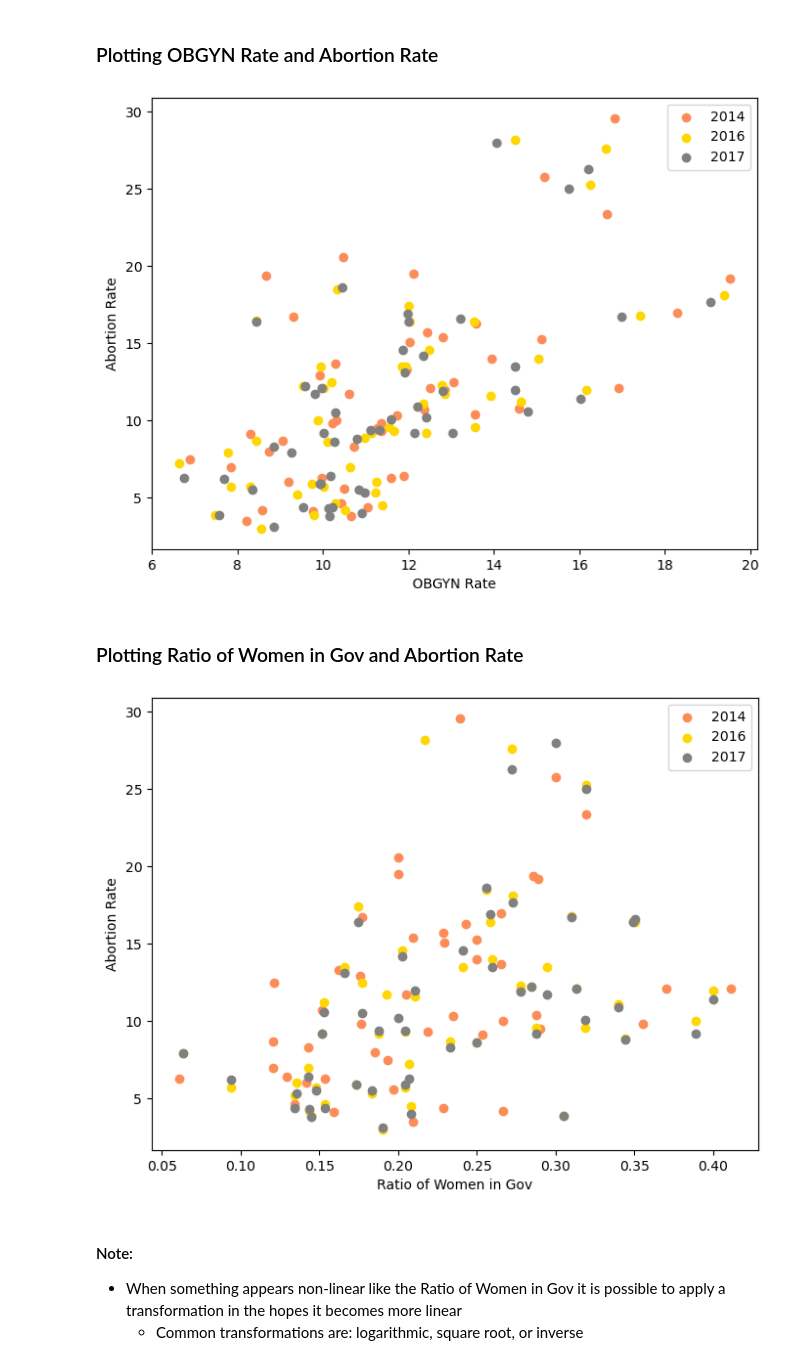
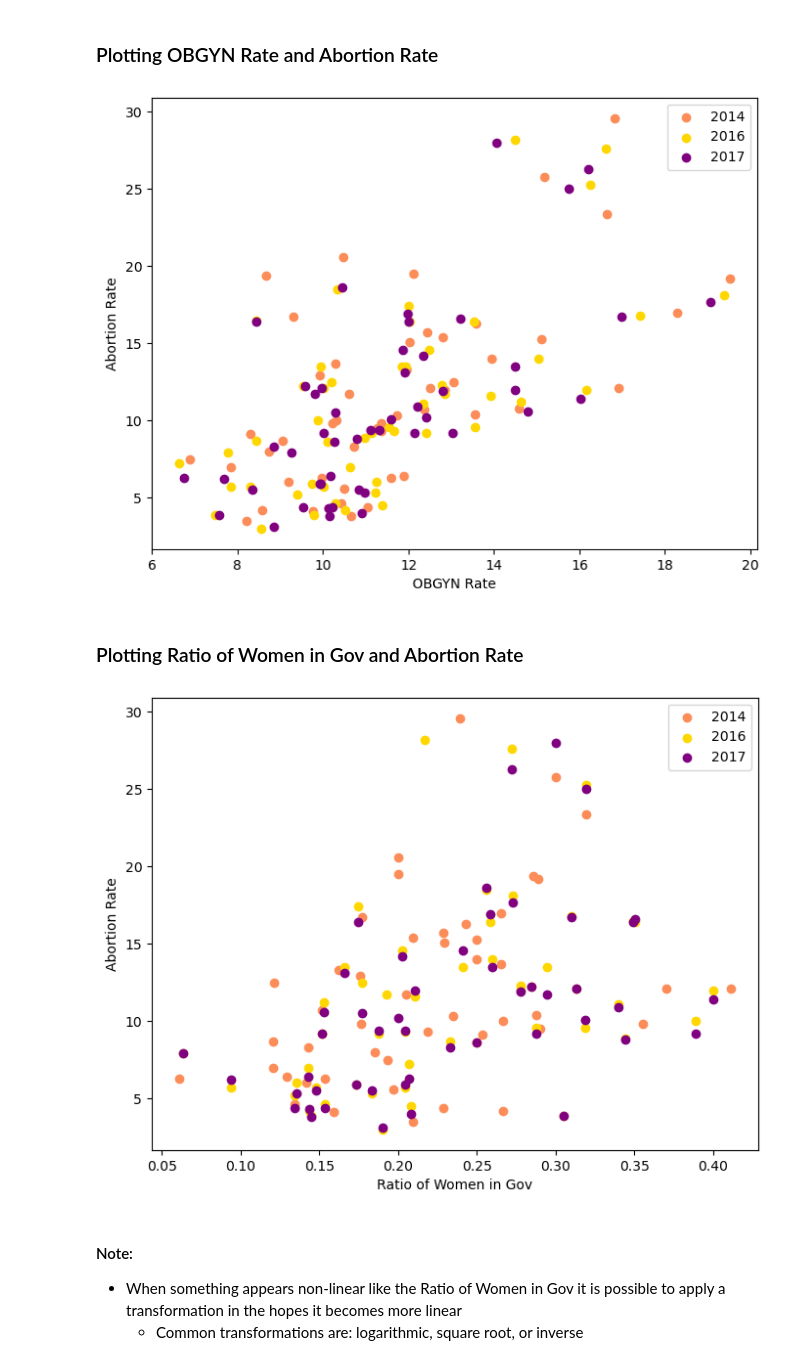
Before and after one commit to COGS108/Group070_WI24, a Jupyter notebook: FinalProject_Group070_WI24.ipynb, the cells around one changed output. Cells and saved outputs as stored; diff of their text form; code cells hidden in the pictures.

```diff
--- a/FinalProject_Group070_WI24.ipynb
+++ b/FinalProject_Group070_WI24.ipynb
@@ -531,7 +531,7 @@ plt.figure(figsize=(8, 6))
 # Plot OBGYN Rate and Abortion Rate
 plt.scatter(df['OBGYN Rate 2014'], df["Rate 2014"], color='#fc8d59', label='2014')
 plt.scatter(df['OBGYN Rate 2016'], df["Rate 2016"], color='gold', label='2016')
-plt.scatter(df['OBGYN Rate 2017'], df["Rate 2017"], color='grey', label='2017')
+plt.scatter(df['OBGYN Rate 2017'], df["Rate 2017"], color='purple', label='2017')
 plt.xlabel('OBGYN Rate')
 plt.ylabel('Abortion Rate')
 plt.legend()
@@ -539,24 +539,24 @@ plt.show()
 
 # Also looks about linear
 # %% [output]
-[figure, old version]
+[figure, new version]
 # %% [markdown]
 ### Plotting Ratio of Women in Gov and Abortion Rate
 # %%
 plt.figure(figsize=(8, 6))
 
 # Plot Ratio of Women in Gov and Abortion Rate
 plt.scatter(df['Ratio of Women in Gov 2014'], df["Rate 2014"], color='#fc8d59', label='2014')
 plt.scatter(df['Ratio of Women in Gov 2016'], df["Rate 2016"], color='gold', label='2016')
-plt.scatter(df['Ratio of Women in Gov 2017'], df["Rate 2017"], color='grey', label='2017')
+plt.scatter(df['Ratio of Women in Gov 2017'], df["Rate 2017"], color='purple', label='2017')
 plt.xlabel('Ratio of Women in Gov')
 plt.ylabel('Abortion Rate')
 plt.legend()
 plt.show()
 
 # Not quite linear
 # %% [output]
-[figure, old version]
+[figure, new version]
 # %% [markdown]
 #### Note:
 - When something appears non-linear like the Ratio of Women in Gov it is possible to apply a transformation in the hopes it becomes more linear
```
Also changed, not shown: parts of 5 cells of this notebook.
